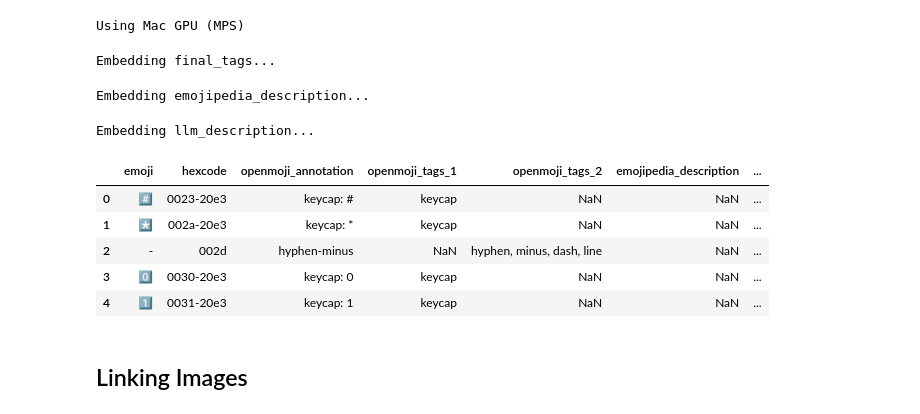
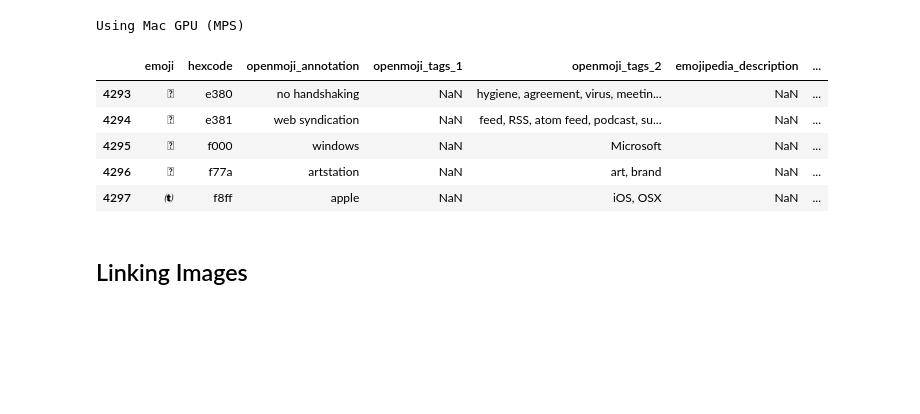
Before and after one commit to LCM-W25-3035/EmojiGen, a Jupyter notebook: Notebooks/Emoji_Text_Preprocessing.ipynb, the cells around one changed output. Saved outputs shown, nothing was run; the diff lists cells and outputs as text; code cells hidden in the pictures; blank space fills up the shorter version.

```diff
--- a/Notebooks/Emoji_Text_Preprocessing.ipynb
+++ b/Notebooks/Emoji_Text_Preprocessing.ipynb
@@ -214,3 +205,18 @@ final_df.head()
+# %%
+# Function to handle concatenation with empty strings and NaN values
+def merge_descriptions(row):
+    parts = []
+    if pd.notna(row['emojipedia_description']) and row['emojipedia_description'].strip():
+        parts.append(row['emojipedia_description'].strip())
+    if pd.notna(row['llm_description']) and row['llm_description'].strip():
+        parts.append(row['llm_description'].strip())
+    if pd.notna(row['final_tags']) and row['final_tags'].strip():
+        parts.append("Tags: " + row['final_tags'].strip())
+
+    return " ".join(parts)
+
+# Apply the function to each row
+final_df['merged_description'] = final_df.apply(merge_descriptions, axis=1)
 # %%
 final_df.info()
 # %% [output]
@@ -277,31 +284,30 @@ Reference: https://sbert.net/
 """
 
 # Apply SBERT embeddings to each columns
-print("Embedding final_tags...")
-final_df["tags_embedding"] = final_df["final_tags"].progress_apply(embed_text)
+# print("Embedding final_tags...")
+# final_df["tags_embedding"] = final_df["final_tags"].progress_apply(embed_text)
+#
+# print("Embedding emojipedia_description...")
+# final_df["emojipedia_embedding"] = final_df["emojipedia_description"].progress_apply(embed_text)
+#
+# print("Embedding llm_description...")
+# final_df["llm_embedding"] = final_df["llm_description"].progress_apply(embed_text)
 
-print("Embedding emojipedia_description...")
-final_df["emojipedia_embedding"] = final_df["emojipedia_description"].progress_apply(embed_text)
-
-print("Embedding llm_description...")
-final_df["llm_embedding"] = final_df["llm_description"].progress_apply(embed_text)
+# Apply SBERT embedding to merged_description
+final_df["combined_embedding"] = final_df["merged_description"].progress_apply(embed_text)
-# %% [output]
-Embedding final_tags...
-Embedding emojipedia_description...
-Embedding llm_description...
 # %%
-final_df["combined_embedding"] = final_df.apply(
-    lambda row: np.concatenate([row["tags_embedding"], row["emojipedia_embedding"], row["llm_embedding"]]), axis=1
-)
+# final_df["combined_embedding"] = final_df.apply(
+#     lambda row: np.concatenate([row["tags_embedding"], row["emojipedia_embedding"], row["llm_embedding"]]), axis=1
+# )
 # %%
-final_df.head()
+final_df.tail()
 # %% [output]
 |  | emoji | hexcode | openmoji_annotation | openmoji_tags_1 | openmoji_tags_2 | emojipedia_description | ... |
-| 0 | #️⃣ | 0023-20e3 | keycap: # | keycap | NaN | NaN | ... |
-| 1 | *️⃣ | 002a-20e3 | keycap: * | keycap | NaN | NaN | ... |
-| 2 | - | 002d | hyphen-minus | NaN | hyphen, minus, dash, line | NaN | ... |
-| 3 | 0️⃣ | 0030-20e3 | keycap: 0 | keycap | NaN | NaN | ... |
-| 4 | 1️⃣ | 0031-20e3 | keycap: 1 | keycap | NaN | NaN | ... |
+| 4293 |  | e380 | no handshaking | NaN | hygiene, agreement, virus, meetin... | NaN | ... |
+| 4294 |  | e381 | web syndication | NaN | feed, RSS, atom feed, podcast, su... | NaN | ... |
+| 4295 |  | f000 | windows | NaN | Microsoft | NaN | ... |
+| 4296 |  | f77a | artstation | NaN | art, brand | NaN | ... |
+| 4297 |  | f8ff | apple | NaN | iOS, OSX | NaN | ... |
 # %% [markdown]
 ## Linking Images
 # %%
```
Also changed, not shown: parts of 4 cells of this notebook, 4 other files.
